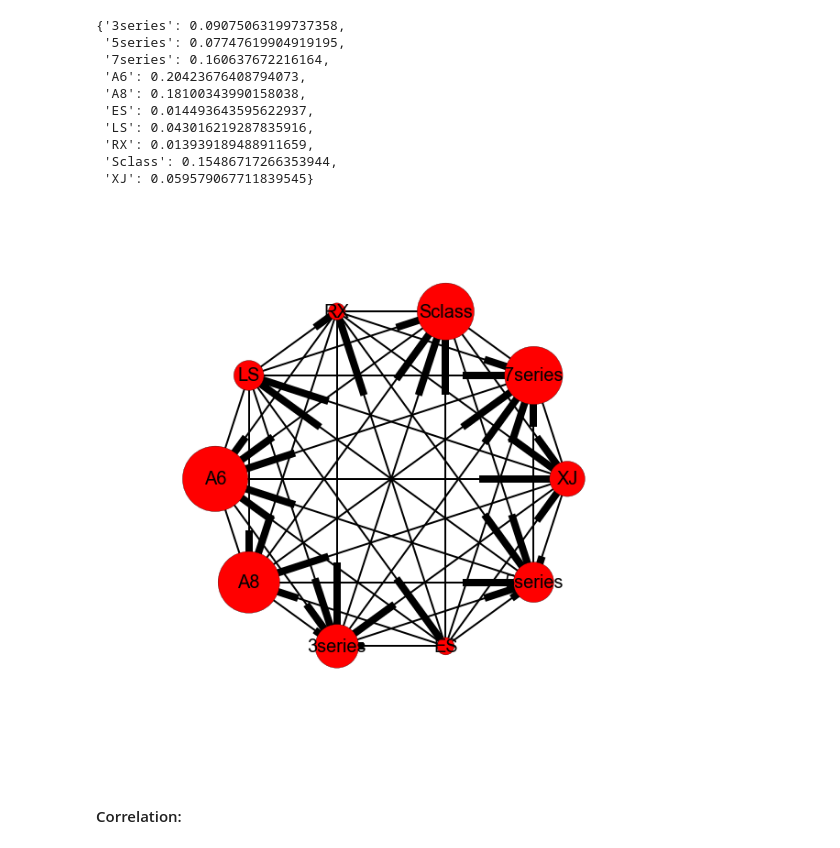
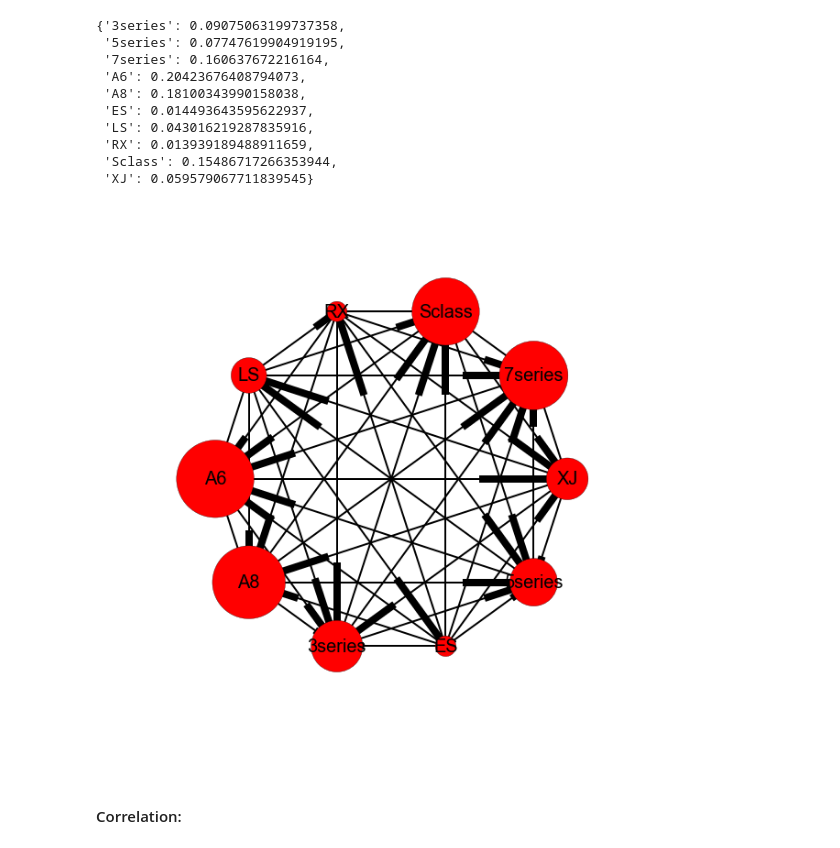
Before and after one commit to brbeckelman/MSBA-Class, a Jupyter notebook: Assignment3/Assignment 3_final.ipynb, the cells around one changed output. Drawn from its saved outputs; the diff is of its cells as text; code cells hidden in the pictures.

```diff
--- a/Assignment3/Assignment 3_final.ipynb
+++ b/Assignment3/Assignment 3_final.ipynb
@@ -148,13 +146,13 @@ Weighted PageRanks:
 # %%
 page_rank_arr2 = []
 for i in col:
-    page_rank_arr2.append(weighted_pr[i]*25000)
+    page_rank_arr2.append(weighted_pr[i]*35000)
 
 plt.figure(figsize=(8,8))
 nx.draw_circular(DG,nodelist=models, font_size=20, width=2,
                node_size=page_rank_arr2,with_labels=True)
 # %% [output]
-[figure, old version]
+[figure, new version]
 # %% [markdown]
 #### Correlation:
 # %%
```
Also changed, not shown: parts of 4 cells of this notebook.
